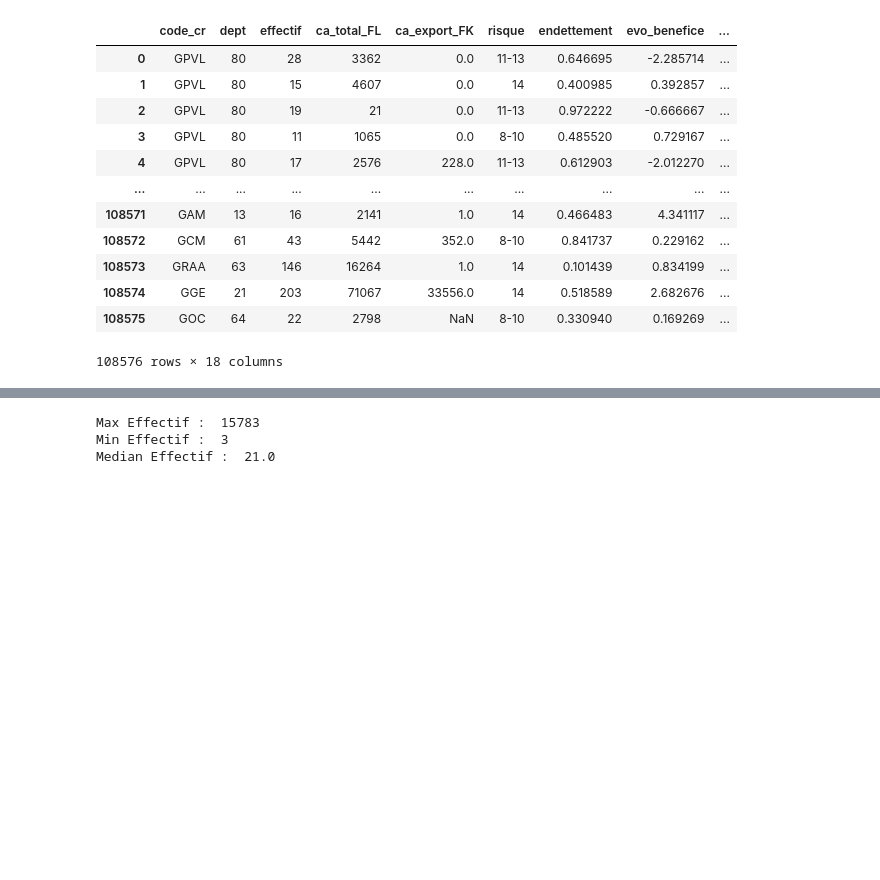
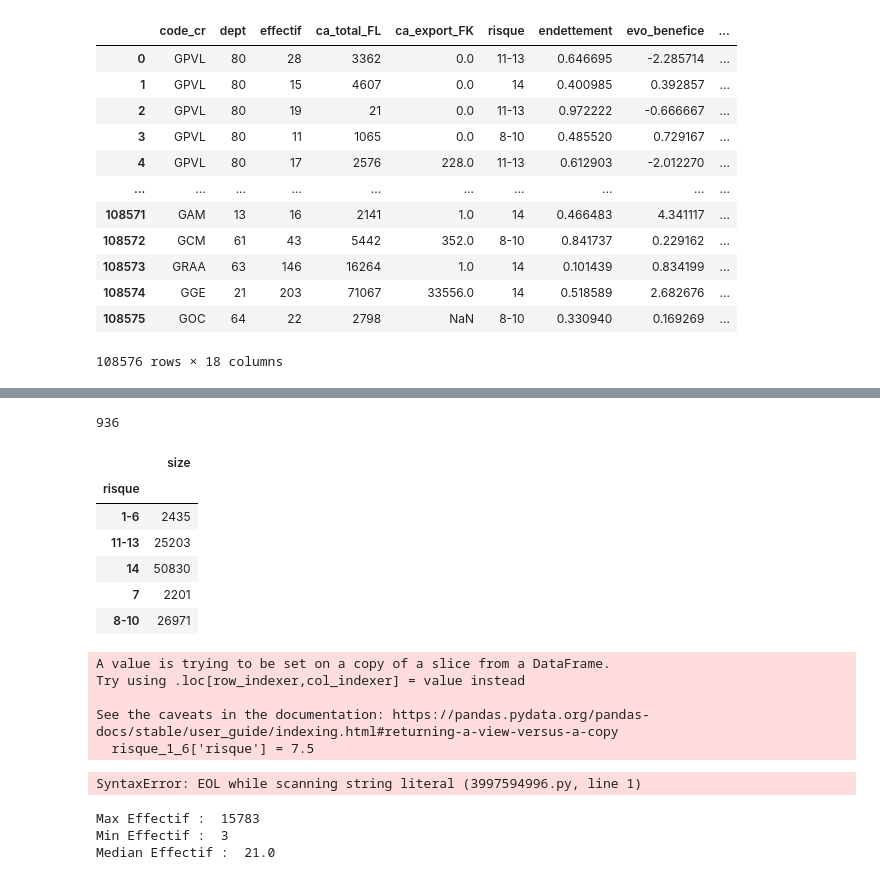
Before and after one commit to iammouadagr/app-bi-Prospect-compagnie-assurances, a Jupyter notebook: exploration.ipynb, the cells around one changed output, grey strips where cells are left out. Cells and saved outputs as stored; diff of their text form; code cells hidden in the pictures; blank space fills up the shorter version.

```diff
--- a/exploration.ipynb
+++ b/exploration.ipynb
@@ -59,3 +39,32 @@ dept.sort_values(by=['size'], ascending=False)
+# %%
+df['risque'].isnull().values.sum()
+# %% [output]
+936
+# %%
+risque = df.pivot_table(index = ['risque'], aggfunc =['size'])
+risque
+df.plot(kind='hist',y='risque')
+# %% [output]
+|  | size |
+| risque |  |
+| 1-6 | 2435 |
+| 11-13 | 25203 |
+| 14 | 50830 |
+| 7 | 2201 |
+| 8-10 | 26971 |
+# %%
+risque_1_6 = df.loc[df['risque'] == '1-6']
+risque_1_6['risque'] = 7.5
+# %% [output]
+A value is trying to be set on a copy of a slice from a DataFrame.
+Try using .loc[row_indexer,col_indexer] = value instead
+
+See the caveats in the documentation: https://pandas.pydata.org/pandas-docs/stable/user_guide/indexing.html#returning-a-view-versus-a-copy
+  risque_1_6['risque'] = 7.5
+# %%
+df.plot(kind='scatter',x='dept',y='age')
+# %% [output]
+SyntaxError: EOL while scanning string literal (3997594996.py, line 1)
 # %%
 # Effectif
 print('Max Effectif : ',df['effectif'].max())
```
Also changed, not shown: parts of 2 cells of this notebook.
